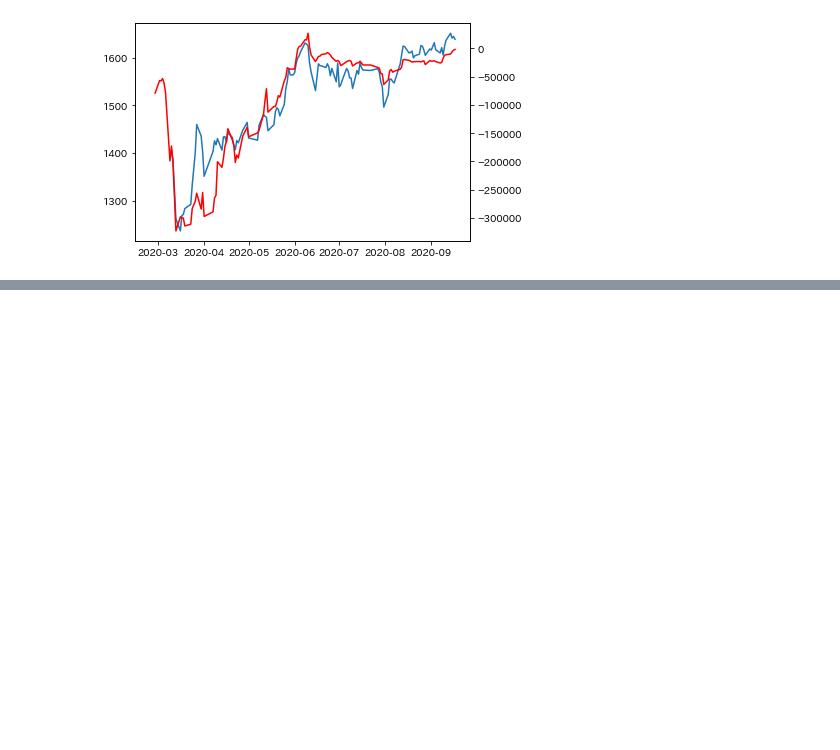
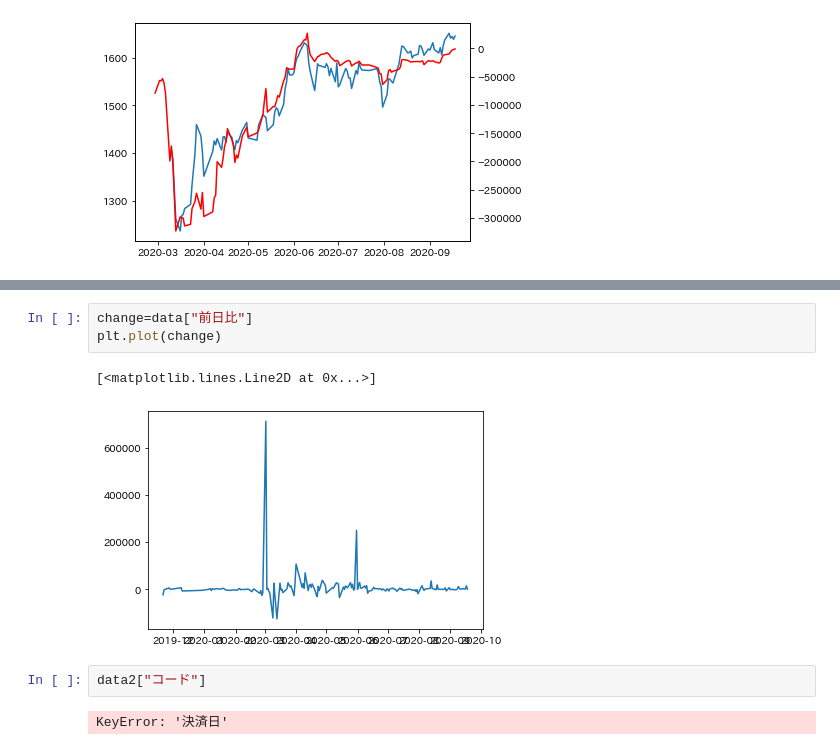
Before and after one commit to dddd-bbbb/test, a Jupyter notebook: kabu_graph.ipynb, the cells around one changed output, grey strips where cells are left out. Drawn from its saved outputs; the diff is of its cells as text; blank space fills up the shorter version.

```diff
--- a/kabu_graph.ipynb
+++ b/kabu_graph.ipynb
@@ -37,0 +54,10 @@ print(f"max {balance*0.10:.2f}")
+# %%
+change=data["前日比"]
+plt.plot(change)
+# %% [output]
+[<matplotlib.lines.Line2D at 0x...>]
+[figure, added]
+# %%
+data2["コード"]
+# %% [output]
+KeyError: '決済日'
```
Also changed, not shown: parts of 3 cells of this notebook.
